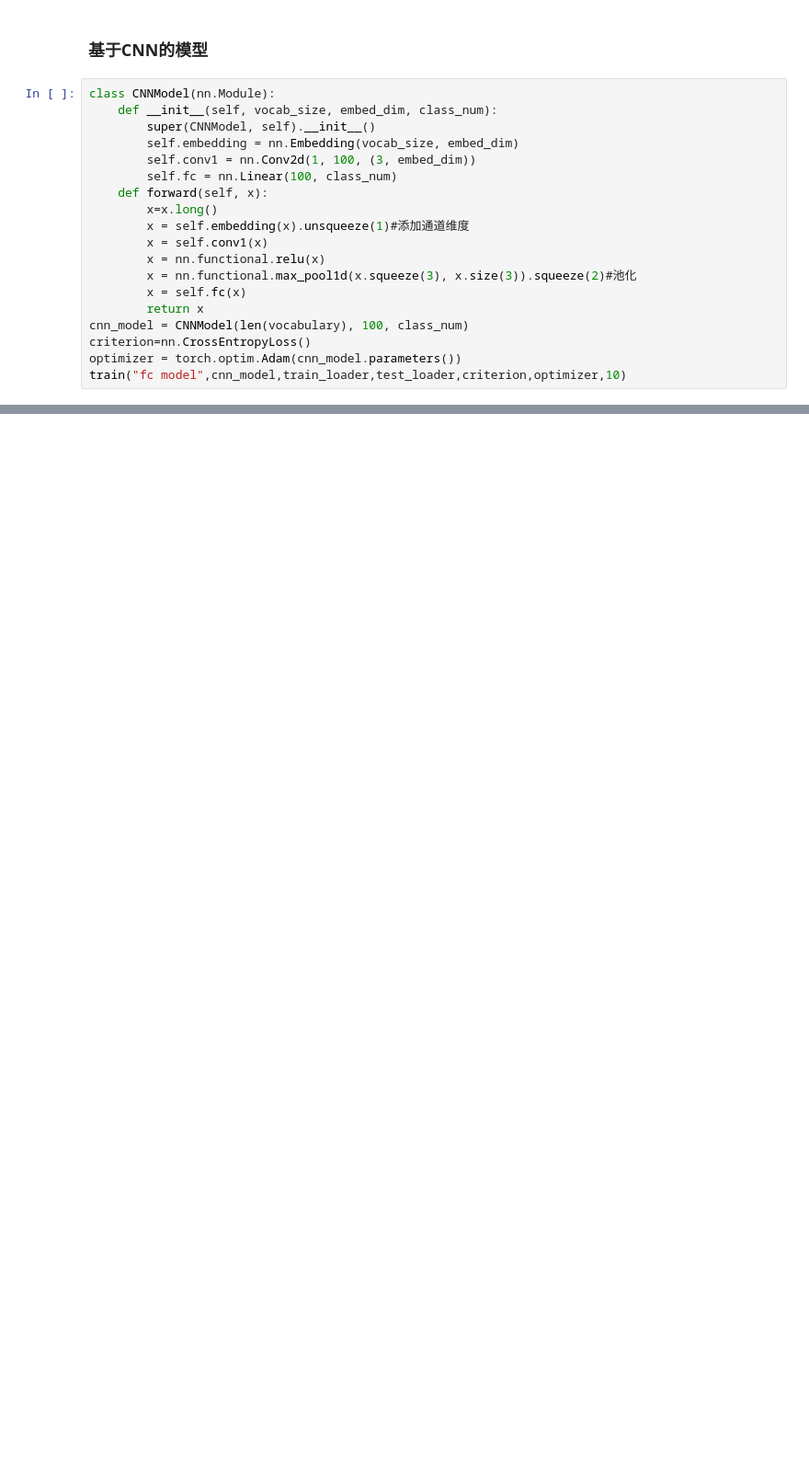
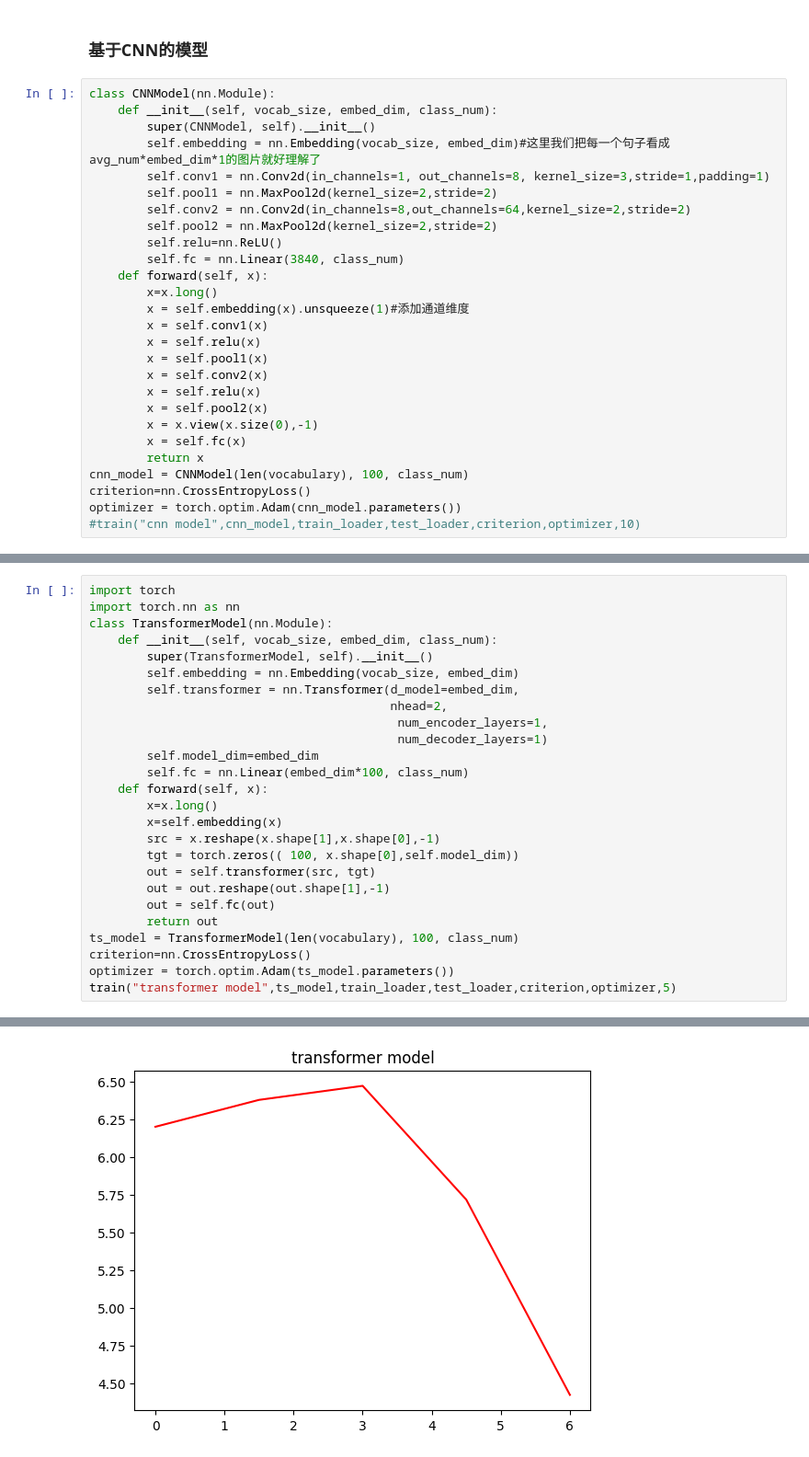
Before and after one commit to W1412X/deep-learning-lab, a Jupyter notebook: lab3/re.ipynb, the cells around one changed output, grey strips where cells are left out. Shown at 92% size. Drawn from its saved outputs; the diff is of its cells as text; blank space fills up the shorter version.

```diff
--- a/lab3/re.ipynb
+++ b/lab3/re.ipynb
@@ -155,18 +153,26 @@ train("fc model",fc_model,train_loader,test_loader,criterion,optimizer,10)
 class CNNModel(nn.Module):
     def __init__(self, vocab_size, embed_dim, class_num):
         super(CNNModel, self).__init__()
-        self.embedding = nn.Embedding(vocab_size, embed_dim)
-        self.conv1 = nn.Conv2d(1, 100, (3, embed_dim))
-        self.fc = nn.Linear(100, class_num)
+        self.embedding = nn.Embedding(vocab_size, embed_dim)#这里我们把每一个句子看成avg_num*embed_dim*1的图片就好理解了
+        self.conv1 = nn.Conv2d(in_channels=1, out_channels=8, kernel_size=3,stride=1,padding=1)
+        self.pool1 = nn.MaxPool2d(kernel_size=2,stride=2)
+        self.conv2 = nn.Conv2d(in_channels=8,out_channels=64,kernel_size=2,stride=2)
+        self.pool2 = nn.MaxPool2d(kernel_size=2,stride=2)
+        self.relu=nn.ReLU()
+        self.fc = nn.Linear(3840, class_num)
     def forward(self, x):
         x=x.long()
         x = self.embedding(x).unsqueeze(1)#添加通道维度
         x = self.conv1(x)
-        x = nn.functional.relu(x)
-        x = nn.functional.max_pool1d(x.squeeze(3), x.size(3)).squeeze(2)#池化
+        x = self.relu(x)
+        x = self.pool1(x)
+        x = self.conv2(x)
+        x = self.relu(x)
+        x = self.pool2(x)
+        x = x.view(x.size(0),-1)
         x = self.fc(x)
         return x
 cnn_model = CNNModel(len(vocabulary), 100, class_num)
 criterion=nn.CrossEntropyLoss()
 optimizer = torch.optim.Adam(cnn_model.parameters())
-train("fc model",cnn_model,train_loader,test_loader,criterion,optimizer,10)
+#train("cnn model",cnn_model,train_loader,test_loader,criterion,optimizer,10)
@@ -175,0 +201,27 @@ RuntimeError: mat1 and mat2 shapes cannot be multiplied (3200x41 and 100x4)
+# %%
+import torch
+import torch.nn as nn
+class TransformerModel(nn.Module):
+    def __init__(self, vocab_size, embed_dim, class_num):
+        super(TransformerModel, self).__init__()
+        self.embedding = nn.Embedding(vocab_size, embed_dim)
+        self.transformer = nn.Transformer(d_model=embed_dim,
+                                          nhead=2,
+                                           num_encoder_layers=1,
+                                           num_decoder_layers=1)
+        self.model_dim=embed_dim
+        self.fc = nn.Linear(embed_dim*100, class_num)
+    def forward(self, x):
+        x=x.long()
+        x=self.embedding(x)
+        src = x.reshape(x.shape[1],x.shape[0],-1)
+        tgt = torch.zeros(( 100, x.shape[0],self.model_dim))
+        out = self.transformer(src, tgt)
+        out = out.reshape(out.shape[1],-1)
+        out = self.fc(out)
+        return out
+ts_model = TransformerModel(len(vocabulary), 100, class_num)
+criterion=nn.CrossEntropyLoss()
+optimizer = torch.optim.Adam(ts_model.parameters())
+train("transformer model",ts_model,train_loader,test_loader,criterion,optimizer,5)
+# %% [output]
@@ -175,0 +229 @@ RuntimeError: mat1 and mat2 shapes cannot be multiplied (3200x41 and 100x4)
+[figure, added]
```
Also changed, not shown: parts of 9 cells of this notebook.
